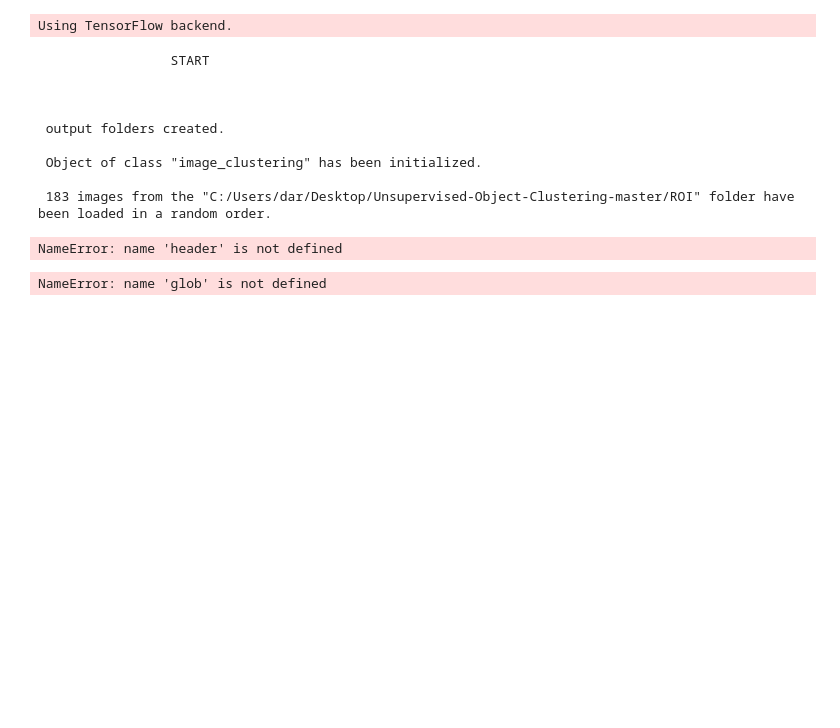
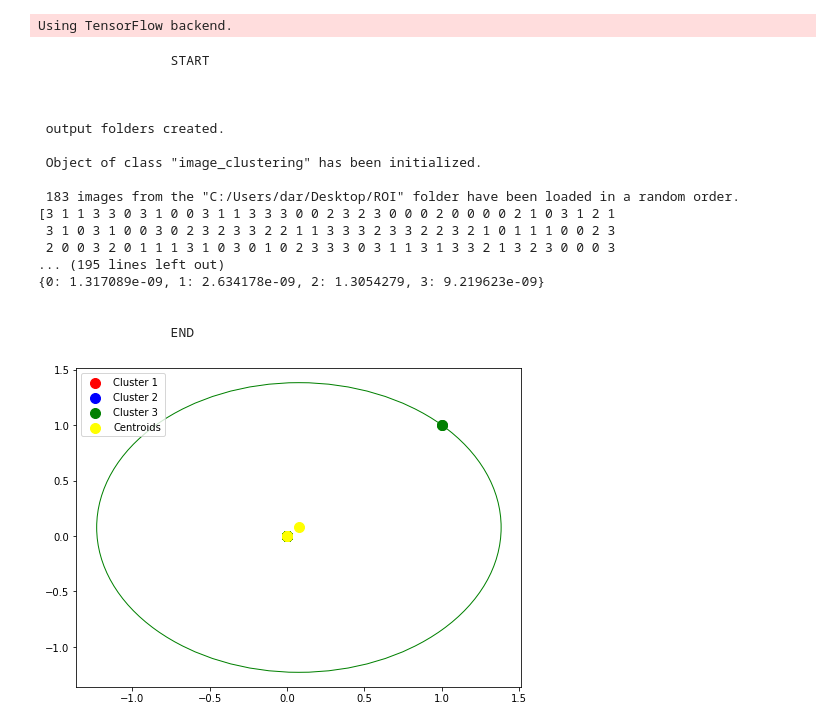
Before and after one commit to mobile-cloud-computing/TestbedsDPS, a Jupyter notebook: THRIC seg/newww.ipynb, the cells around one changed output. Saved outputs shown, nothing was run; the diff lists cells and outputs as text; code cells hidden in the pictures; blank space fills up the shorter version.

```diff
--- a/THRIC seg/newww.ipynb
+++ b/THRIC seg/newww.ipynb
@@ -275,65 +259,46 @@ class image_clustering:
 # %%
 if __name__ == "__main__":
 
-	print("\n\n \t\t START\n\n")
+    print("\n\n \t\t START\n\n")
 
-	number_of_clusters = 4 # cluster names will be 0 to number_of_clusters-1
+    number_of_clusters = 4 # cluster names will be 0 to number_of_clusters-1
 
-	data_path = "C:/Users/dar/Desktop/Unsupervised-Object-Clustering-master/ROI" # path of the folder that contains the images to be considered for the clustering (The folder must contain only image files)
+    data_path = "C:/Users/dar/Desktop/ROI" # path of the folder that contains the images to be considered for the clustering (The folder must contain only image files)
 
-	max_examples = 500 # number of examples to use, if "None" all of the images will be taken into consideration for the clustering
-	# If the value is greater than the number of images present  in the "data_path" folder, it will use all the images and change the value of this variable to the number of images available in the "data_path" folder.
+    max_examples = 500 # number of examples to use, if "None" all of the images will be taken into consideration for the clustering
+    # If the value is greater than the number of images present  in the "data_path" folder, it will use all the images and change the value of this variable to the number of images available in the "data_path" folder.
 
-	use_imagenets = False
-	# choose from: "Xception", "VGG16", "VGG19", "ResNet50", "InceptionV3", "InceptionResNetV2", "DenseNet", "MobileNetV2" and "False" -> Default is: False
-	# you have to use the correct spelling! (case of the letters are irrelevant as the lower() function has been used)
+    use_imagenets = False
+    # choose from: "Xception", "VGG16", "VGG19", "ResNet50", "InceptionV3", "InceptionResNetV2", "DenseNet", "MobileNetV2" and "False" -> Default is: False
+    # you have to use the correct spelling! (case of the letters are irrelevant as the lower() function has been used)
 
-	if use_imagenets == False:
-		use_pca = False
-	else:
-		use_pca = False # Make it True if you want to use PCA for dimentionaity reduction -> Default is: False
+    if use_imagenets == False:
+        use_pca = False
+    else:
+        use_pca = False # Make it True if you want to use PCA for dimentionaity reduction -> Default is: False
 
-	temp = image_clustering(data_path, number_of_clusters, max_examples, use_imagenets, use_pca)
-	temp.load_images()
-	temp.get_new_imagevectors()
-	temp.clustering()
+    temp = image_clustering(data_path, number_of_clusters, max_examples, use_imagenets, use_pca)
+    temp.load_images()
+    temp.get_new_imagevectors()
+    temp.clustering()
 
-	print("\n\n\t\t END\n\n")
+    print("\n\n\t\t END\n\n")
 # %% [output]
                  START
 
 
 
  output folders created.
 
  Object of class "image_clustering" has been initialized.
 
- 183 images from the "C:/Users/dar/Desktop/Unsupervised-Object-Clustering-master/ROI" folder have been loaded in a random order.
+ 183 images from the "C:/Users/dar/Desktop/ROI" folder have been loaded in a random order.
+[3 1 1 3 3 0 3 1 0 0 3 1 1 3 3 3 0 0 2 3 2 3 0 0 0 2 0 0 0 0 2 1 0 3 1 2 1
+ 3 1 0 3 1 0 0 3 0 2 3 2 3 3 2 2 1 1 3 3 3 2 3 3 2 2 3 2 1 0 1 1 1 0 0 2 3
+ 2 0 0 3 2 0 1 1 1 3 1 0 3 0 1 0 2 3 3 3 0 3 1 1 3 1 3 3 2 1 3 2 3 0 0 0 3
+... (195 lines left out)
+{0: 1.317089e-09, 1: 2.634178e-09, 2: 1.3054279, 3: 9.219623e-09}
+
+
+                 END
-NameError: name 'header' is not defined
+[figure, added]
-# %%
-filelist=glob.glob('C:/Users/dar/Desktop/Segmentation/output/cluster3/*.png')
-areas=[]
-for i in filelist:
-    #image = cv2.imread(i)
-    image = cv2.imread(i)
-    original = image.copy()
-    gray = cv2.cvtColor(image, cv2.COLOR_BGR2GRAY)
-    blurred = cv2.GaussianBlur(gray, (3, 3), 0)
-    canny = cv2.Canny(blurred, 120, 255, 1)
-    kernel = np.ones((5,5),np.uint8)
-    dilate = cv2.dilate(canny, kernel, iterations=1)
-    cnts = cv2.findContours(dilate, cv2.RETR_EXTERNAL, cv2.CHAIN_APPROX_SIMPLE)
-    cnts = cnts[0] if len(cnts) == 2 else cnts[1]
-    for c in cnts:
-        area = cv2.contourArea(c)
-        #print(area)
-        areas.append(area)
-print(areas)
-#with open('imagearea.csv', mode='a') as csv_file:
-    #fieldnames = ['Image Name', 'Area']
-    #writer = csv.DictWriter(csv_file, fieldnames=fieldnames)
-
-    #writer.writeheader()
-    #writer.writerow({'Image Name': i, 'Area': areas})
-# %% [output]
-NameError: name 'glob' is not defined
```
Also changed, not shown: parts of 5 cells of this notebook.
